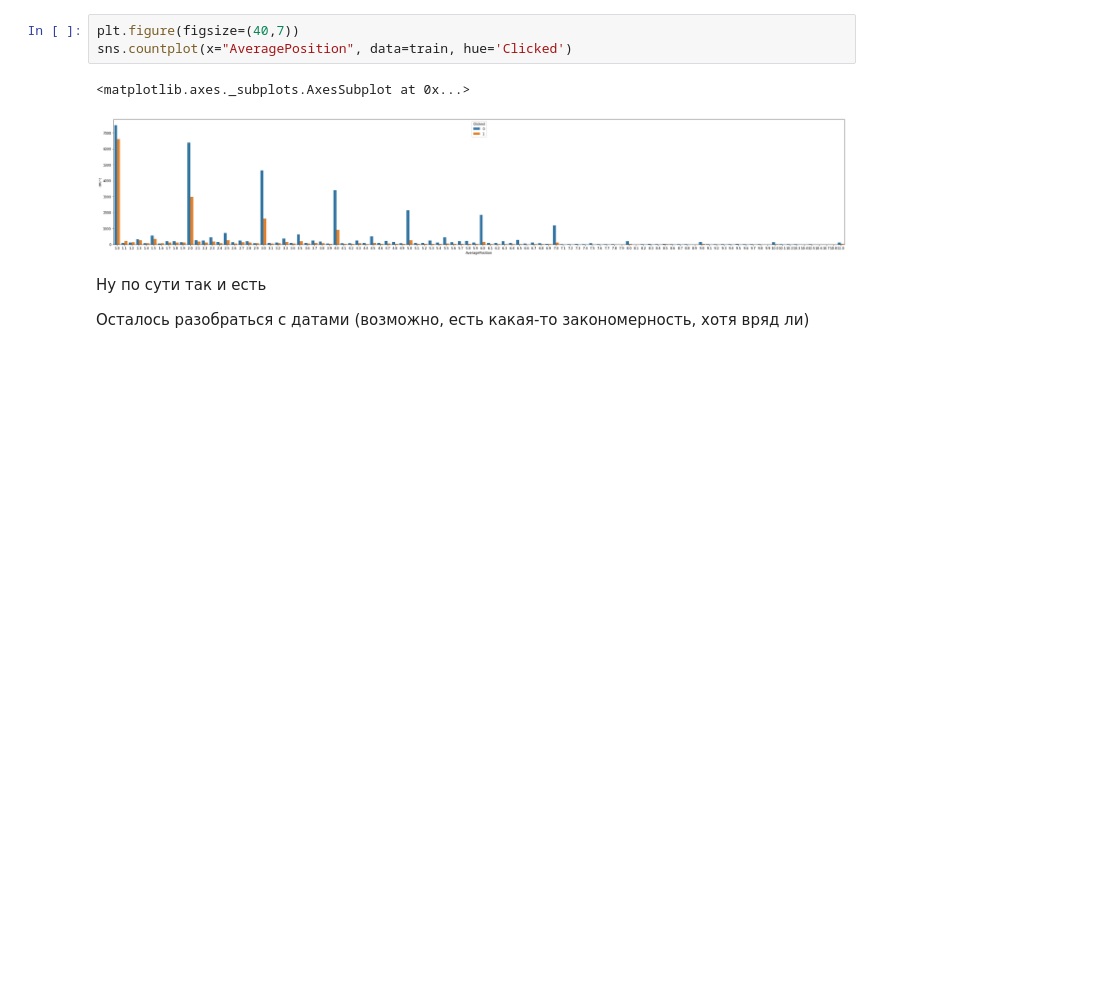
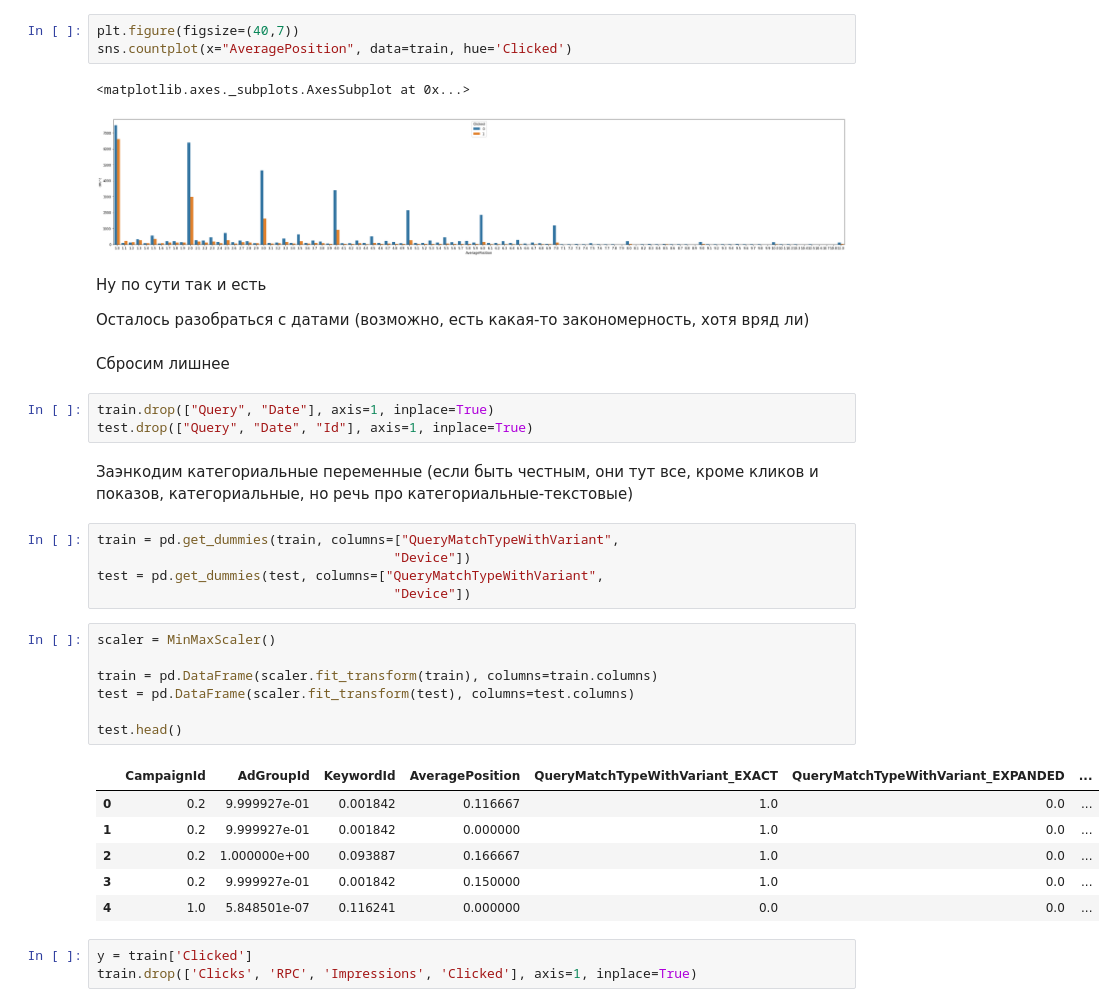
Before and after one commit to ivashnyov/CTR-prediction, a Jupyter notebook: CTR.ipynb, the cells around one changed output. Cells and saved outputs as stored; diff of their text form; blank space fills up the shorter version.

```diff
--- a/CTR.ipynb
+++ b/CTR.ipynb
@@ -170,3 +177,33 @@ sns.countplot(x="AveragePosition", data=train, hue='Clicked')
 Ну по сути так и есть
 
 Осталось разобраться с датами (возможно, есть какая-то закономерность, хотя вряд ли)
+# %% [markdown]
+Сбросим лишнее
+# %%
+train.drop(["Query", "Date"], axis=1, inplace=True)
+test.drop(["Query", "Date", "Id"], axis=1, inplace=True)
+# %% [markdown]
+Заэнкодим категориальные переменные (если быть честным, они тут все, кроме кликов и показов, категориальные, но речь про
+категориальные-текстовые)
+# %%
+train = pd.get_dummies(train, columns=["QueryMatchTypeWithVariant",
+                                      "Device"])
+test = pd.get_dummies(test, columns=["QueryMatchTypeWithVariant",
+                                      "Device"])
+# %%
+scaler = MinMaxScaler()
+
+train = pd.DataFrame(scaler.fit_transform(train), columns=train.columns)
+test = pd.DataFrame(scaler.fit_transform(test), columns=test.columns)
+
+test.head()
+# %% [output]
+|  | CampaignId | AdGroupId | KeywordId | AveragePosition | QueryMatchTypeWithVariant_EXACT | QueryMatchTypeWithVariant_EXPANDED | ... |
+| 0 | 0.2 | 9.999927e-01 | 0.001842 | 0.116667 | 1.0 | 0.0 | ... |
+| 1 | 0.2 | 9.999927e-01 | 0.001842 | 0.000000 | 1.0 | 0.0 | ... |
+| 2 | 0.2 | 1.000000e+00 | 0.093887 | 0.166667 | 1.0 | 0.0 | ... |
+| 3 | 0.2 | 9.999927e-01 | 0.001842 | 0.150000 | 1.0 | 0.0 | ... |
+| 4 | 1.0 | 5.848501e-07 | 0.116241 | 0.000000 | 0.0 | 0.0 | ... |
+# %%
+y = train['Clicked']
+train.drop(['Clicks', 'RPC', 'Impressions', 'Clicked'], axis=1, inplace=True)
```
Also changed, not shown: parts of 7 cells of this notebook, 1 other file.
